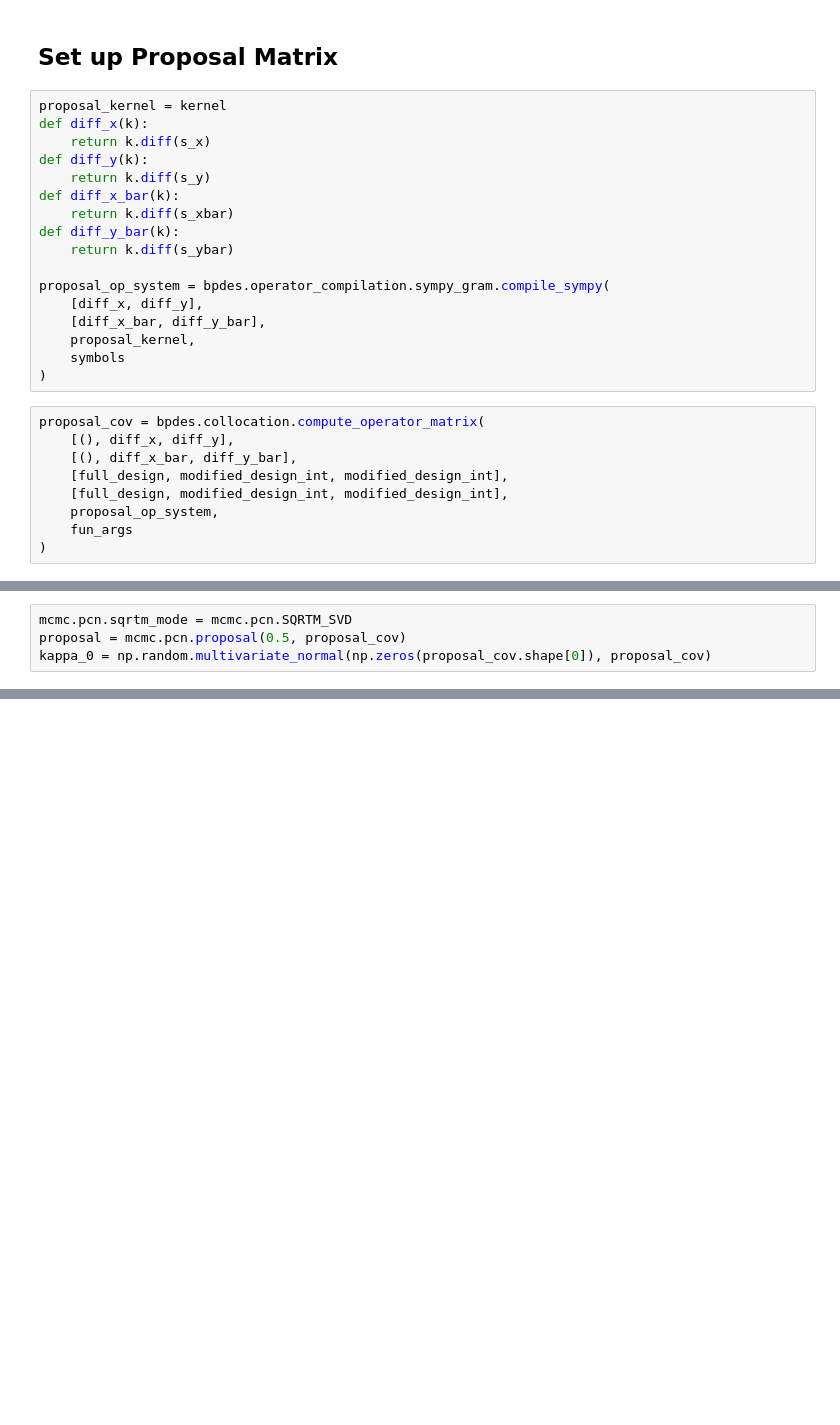
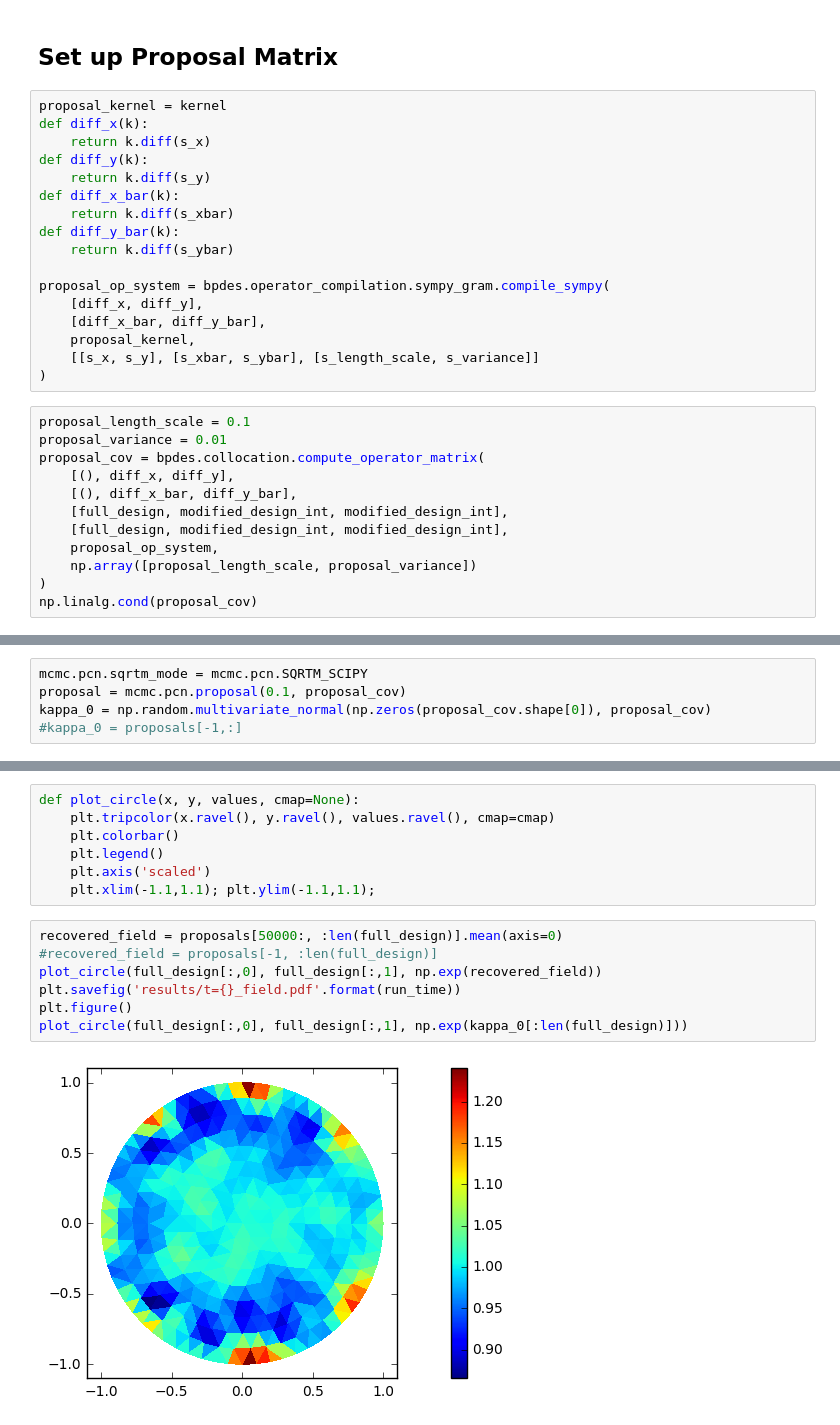
Before and after one commit to jcockayne/hydrocyclone_code, a Jupyter notebook: notebooks/Hydrocyclone_Static_EIT.ipynb, the cells around one changed output, grey strips where cells are left out. Saved outputs shown, nothing was run; the diff lists cells and outputs as text; blank space fills up the shorter version.

```diff
--- a/notebooks/Hydrocyclone_Static_EIT.ipynb
+++ b/notebooks/Hydrocyclone_Static_EIT.ipynb
@@ -217,14 +263,17 @@ proposal_op_system = bpdes.operator_compilation.sympy_gram.compile_sympy(
     [diff_x, diff_y],
     [diff_x_bar, diff_y_bar],
     proposal_kernel,
-    symbols
+    [[s_x, s_y], [s_xbar, s_ybar], [s_length_scale, s_variance]]
 )
 # %%
+proposal_length_scale = 0.1
+proposal_variance = 0.01
 proposal_cov = bpdes.collocation.compute_operator_matrix(
     [(), diff_x, diff_y],
     [(), diff_x_bar, diff_y_bar],
     [full_design, modified_design_int, modified_design_int],
     [full_design, modified_design_int, modified_design_int],
     proposal_op_system,
-    fun_args
+    np.array([proposal_length_scale, proposal_variance])
 )
+np.linalg.cond(proposal_cov)
@@ -231,4 +282,5 @@ proposal_cov = bpdes.collocation.compute_operator_matrix(
 # %%
-mcmc.pcn.sqrtm_mode = mcmc.pcn.SQRTM_SVD
-proposal = mcmc.pcn.proposal(0.5, proposal_cov)
+mcmc.pcn.sqrtm_mode = mcmc.pcn.SQRTM_SCIPY
+proposal = mcmc.pcn.proposal(0.1, proposal_cov)
 kappa_0 = np.random.multivariate_normal(np.zeros(proposal_cov.shape[0]), proposal_cov)
+#kappa_0 = proposals[-1,:]
@@ -239,0 +295,16 @@ notebook
+# %%
+def plot_circle(x, y, values, cmap=None):
+    plt.tripcolor(x.ravel(), y.ravel(), values.ravel(), cmap=cmap)
+    plt.colorbar()
+    plt.legend()
+    plt.axis('scaled')
+    plt.xlim(-1.1,1.1); plt.ylim(-1.1,1.1);
+# %%
+recovered_field = proposals[50000:, :len(full_design)].mean(axis=0)
+#recovered_field = proposals[-1, :len(full_design)]
+plot_circle(full_design[:,0], full_design[:,1], np.exp(recovered_field))
+plt.savefig('results/t={}_field.pdf'.format(run_time))
+plt.figure()
+plot_circle(full_design[:,0], full_design[:,1], np.exp(kappa_0[:len(full_design)]))
+# %% [output]
+[figure, added]
```
Also changed, not shown: parts of 24 cells of this notebook.
